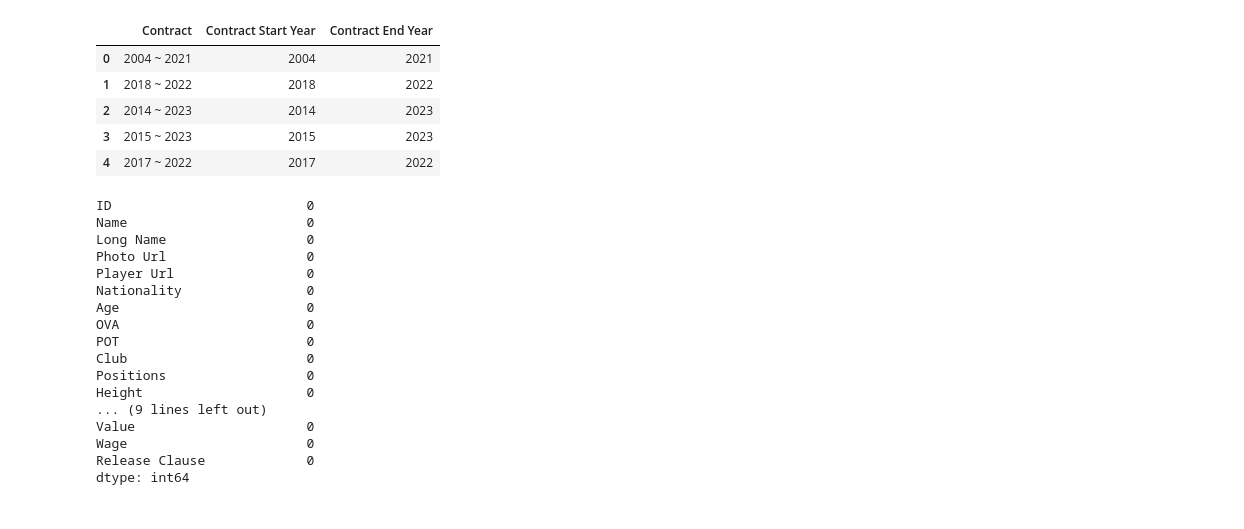
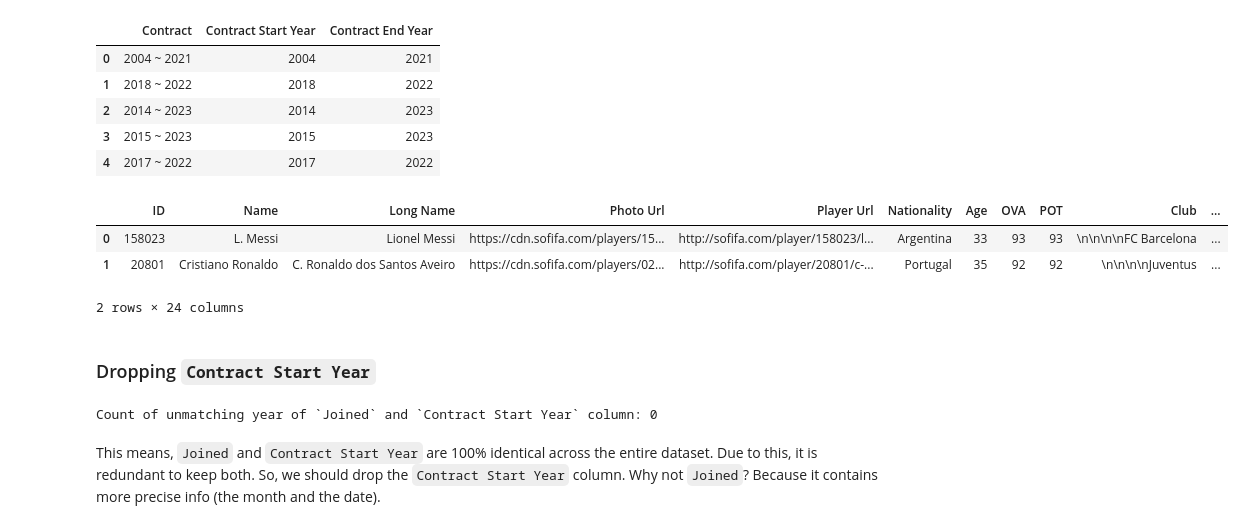
Before and after one commit to Gerum-Berhanu/data-cleaning, a Jupyter notebook: projects/04_fifa_21/data_cleaning.ipynb, the cells around one changed output. Cells and saved outputs as stored; diff of their text form; code cells hidden in the pictures.

```diff
--- a/projects/04_fifa_21/data_cleaning.ipynb
+++ b/projects/04_fifa_21/data_cleaning.ipynb
@@ -170,26 +205,26 @@ df_info.drop(columns=["Contract"], inplace=True)
 # %%
 first_order = df_info.loc[:, :"Joined"].columns.tolist()
 second_order = ["Contract Type", "Contract Start Year", "Contract End Year"]
 third_order = df_info.loc[:, "Loan Date End":"Release Clause"].columns.tolist()
 
 df_info = df_info[first_order + second_order + third_order]
+
+display(df_info.head(2))
+# %% [output]
+|  | ID | Name | Long Name | Photo Url | Player Url | Nationality | Age | OVA | POT | Club | ... |
+| 0 | 158023 | L. Messi | Lionel Messi | https://cdn.sofifa.com/players/15... | http://sofifa.com/player/158023/l... | Argentina | 33 | 93 | 93 | \n\n\n\nFC Barcelona | ... |
+| 1 | 20801 | Cristiano Ronaldo | C. Ronaldo dos Santos Aveiro | https://cdn.sofifa.com/players/02... | http://sofifa.com/player/20801/c-... | Portugal | 35 | 92 | 92 | \n\n\n\nJuventus | ... |
+2 rows × 24 columns
-# %%
-df_info.isna().sum()
-# %% [output]
-ID                         0
-Name                       0
-Long Name                  0
-Photo Url                  0
-Player Url                 0
-Nationality                0
-Age                        0
-OVA                        0
-POT                        0
-Club                       0
-Positions                  0
-Height                     0
-... (9 lines left out)
-Value                      0
-Wage                       0
-Release Clause             0
-dtype: int64
+# %% [markdown]
+### Dropping `Contract Start Year`
+# %%
+joined_contract = df_info[["Joined", "Contract Start Year"]][df_info["Contract Start Year"].notna()]
+
+extracted_year = joined_contract["Joined"].str.extract(r"(?<=,\s)(\d{4})")[0]
+condition = (extracted_year == joined_contract["Contract Start Year"])
+
+print("Count of unmatching year of `Joined` and `Contract Start Year` column:", (~condition).sum())
+# %% [output]
+Count of unmatching year of `Joined` and `Contract Start Year` column: 0
+# %% [markdown]
+This means, `Joined` and `Contract Start Year` are 100% identical across the entire dataset. Due to this, it is redundant to keep both. So, we should drop the `Contract Start Year` column. Why not `Joined`? Because it contains more precise info (the month and the date).
```
Also changed, not shown: parts of 6 cells of this notebook.
